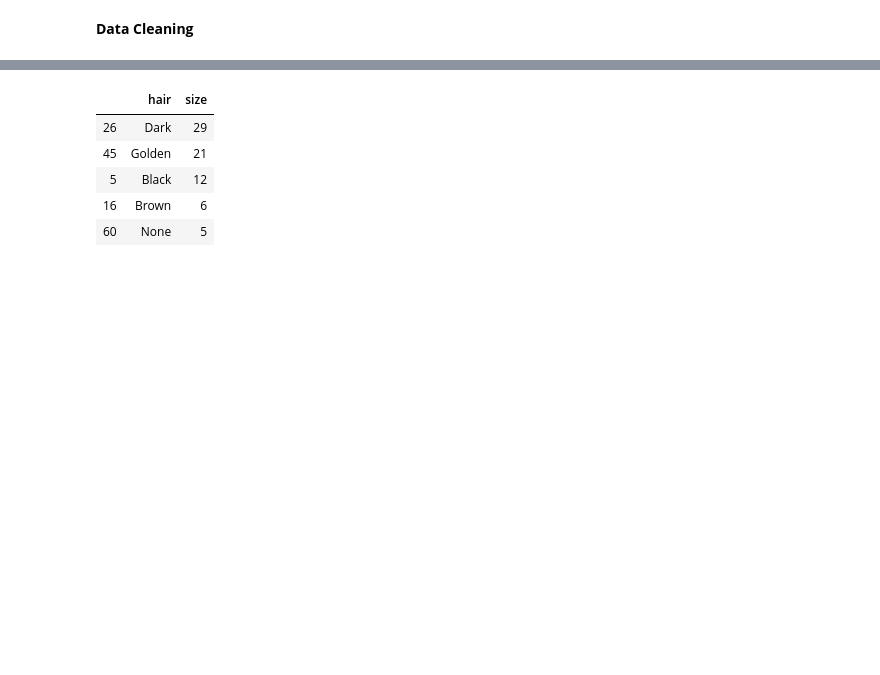
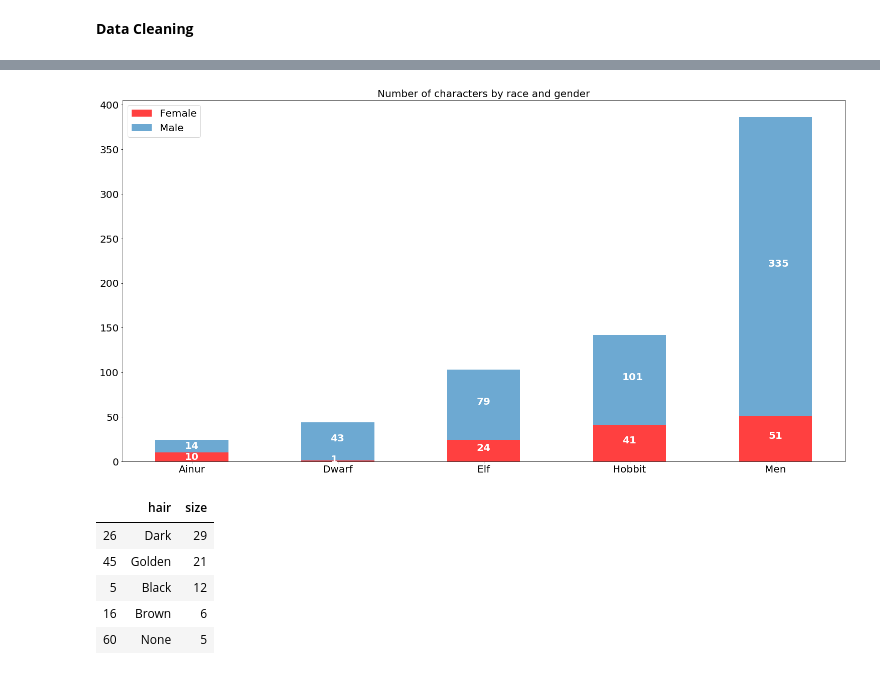
Before and after one commit to com-480-data-visualization/com-480-project-bkh, a Jupyter notebook: ExploratoryAnalysis.ipynb, the cells around one changed output, grey strips where cells are left out. Cells and saved outputs as stored; diff of their text form; code cells hidden in the pictures; blank space fills up the shorter version.

Commit message:
add new visualization, additional analysis

```diff
--- a/ExploratoryAnalysis.ipynb
+++ b/ExploratoryAnalysis.ipynb
@@ -68 +79,14 @@ gender_counts.sort_values('size', ascending = False)
 | 0 | Female | 135 |
+# %%
+#get some stats about races with grouping
+male_race_counts = chars[(chars.gender == 'Male') & (chars.race.isin(top_races.race.values))].groupby('race').size().reset_index(name='Size')
+male_race_counts.sort_values('Size', ascending = False)
+#get some stats about races with grouping
+female_race_counts = chars[(chars.gender == 'Female') & (chars.race.isin(top_races.race.values))].groupby('race').size().reset_index(name='Size')
+female_race_counts.sort_values('Size', ascending = False)
+
+all_genders = female_race_counts
+all_genders['Male'] = male_race_counts.Size
+all_genders['Female'] = female_race_counts.Size
+all_genders.drop('Size', axis = 1, inplace=True)
+all_genders
@@ -69,3 +100,41 @@ gender_counts.sort_values('size', ascending = False)
+# %%
+y_pos = np.arange(5)
+
+r = all_genders.race.values
+m = all_genders.Male.values
+f = all_genders.Female.values
+
+fig = plt.figure(figsize=(20,10))
+
+width = 0.5
+
+ax = fig.add_axes([0,0,1,1])
+ax.bar(y_pos, f, width, color='#ff4040')
+ax.bar(y_pos, m, width,bottom=f, color='#6da9d2')
+
+ax.set_title('Number of characters by race and gender')
+
+for i, v in enumerate(m):
+    if i == 0:
+        ax.text(i - .05, 14, str(v), color='white', fontweight='bold')
+    else:
+        ax.text(i - .05, f[i] + v / 2, str(v), color='white', fontweight='bold')
+
+for i, v in enumerate(f):
+    if i >= 2:
+        ax.text(i - .05, v  / 2, str(v), color='white', fontweight='bold')
+    elif i == 0:
+        ax.text(i - .05, 2, str(v), color='white', fontweight='bold')
+    else:
+        ax.text(i - .05, -1, str(v), color='white', fontweight='bold')
+plt.xticks(y_pos, r)
+ax.legend(labels=['Female', 'Male'])
+
+plt.savefig(os.path.join('race_gender.png'), dpi=300, format='png', bbox_inches='tight')
+
+plt.show()
+# %% [output]
+[figure, added]
 # %%
 #same for hair color
 hair_counts = chars.groupby('hair').size().reset_index(name='size')
```
Also changed, not shown: parts of 17 cells of this notebook.
